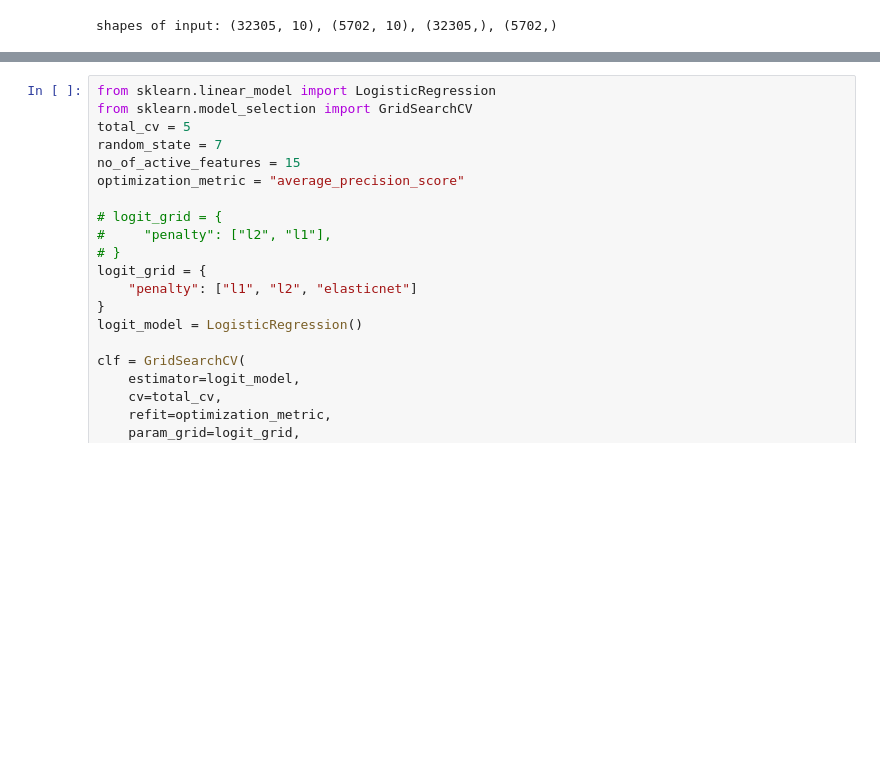
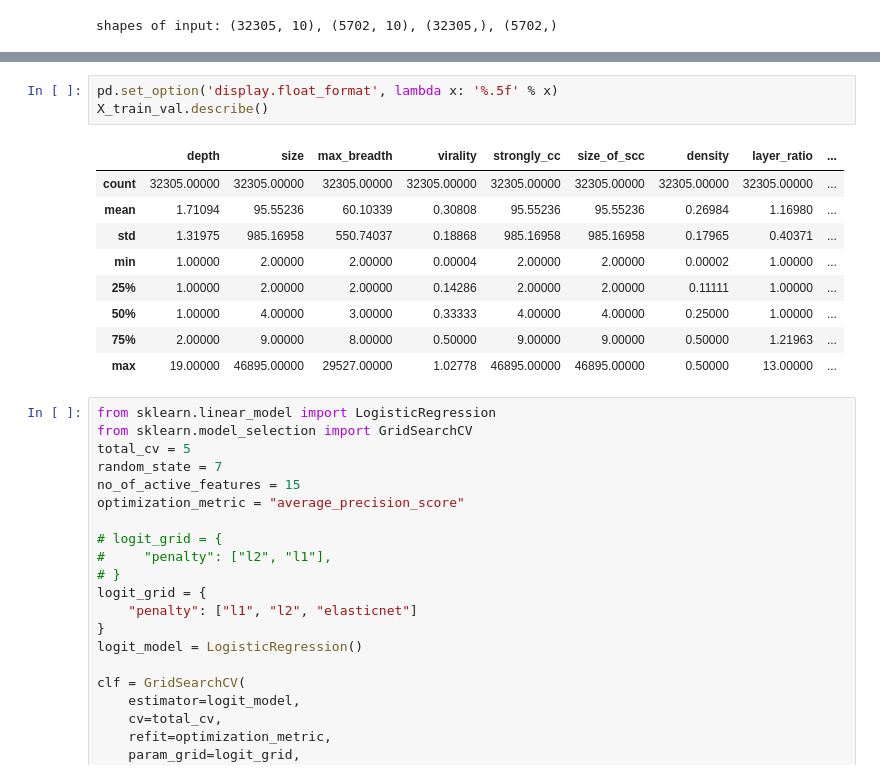
Before and after one commit to istiyaksiddiquee/thesis-work, a Jupyter notebook: RQ2/analysis/analysis.ipynb, the cells around one changed output, grey strips where cells are left out. Drawn from its saved outputs; the diff is of its cells as text; blank space fills up the shorter version.

```diff
--- a/RQ2/analysis/analysis.ipynb
+++ b/RQ2/analysis/analysis.ipynb
@@ -248,3 +375,16 @@ AttributeError: Can't get attribute 'precision_0' on <module '__main__'>
+# %%
+pd.set_option('display.float_format', lambda x: '%.5f' % x)
+X_train_val.describe()
+# %% [output]
+|  | depth | size | max_breadth | virality | strongly_cc | size_of_scc | density | layer_ratio | ... |
+| count | 32305.00000 | 32305.00000 | 32305.00000 | 32305.00000 | 32305.00000 | 32305.00000 | 32305.00000 | 32305.00000 | ... |
+| mean | 1.71094 | 95.55236 | 60.10339 | 0.30808 | 95.55236 | 95.55236 | 0.26984 | 1.16980 | ... |
+| std | 1.31975 | 985.16958 | 550.74037 | 0.18868 | 985.16958 | 985.16958 | 0.17965 | 0.40371 | ... |
+| min | 1.00000 | 2.00000 | 2.00000 | 0.00004 | 2.00000 | 2.00000 | 0.00002 | 1.00000 | ... |
+| 25% | 1.00000 | 2.00000 | 2.00000 | 0.14286 | 2.00000 | 2.00000 | 0.11111 | 1.00000 | ... |
+| 50% | 1.00000 | 4.00000 | 3.00000 | 0.33333 | 4.00000 | 4.00000 | 0.25000 | 1.00000 | ... |
+| 75% | 2.00000 | 9.00000 | 8.00000 | 0.50000 | 9.00000 | 9.00000 | 0.50000 | 1.21963 | ... |
+| max | 19.00000 | 46895.00000 | 29527.00000 | 1.02778 | 46895.00000 | 46895.00000 | 0.50000 | 13.00000 | ... |
 # %%
 from sklearn.linear_model import LogisticRegression
 from sklearn.model_selection import GridSearchCV
```
Also changed, not shown: parts of 11 cells of this notebook, 3 other files.
